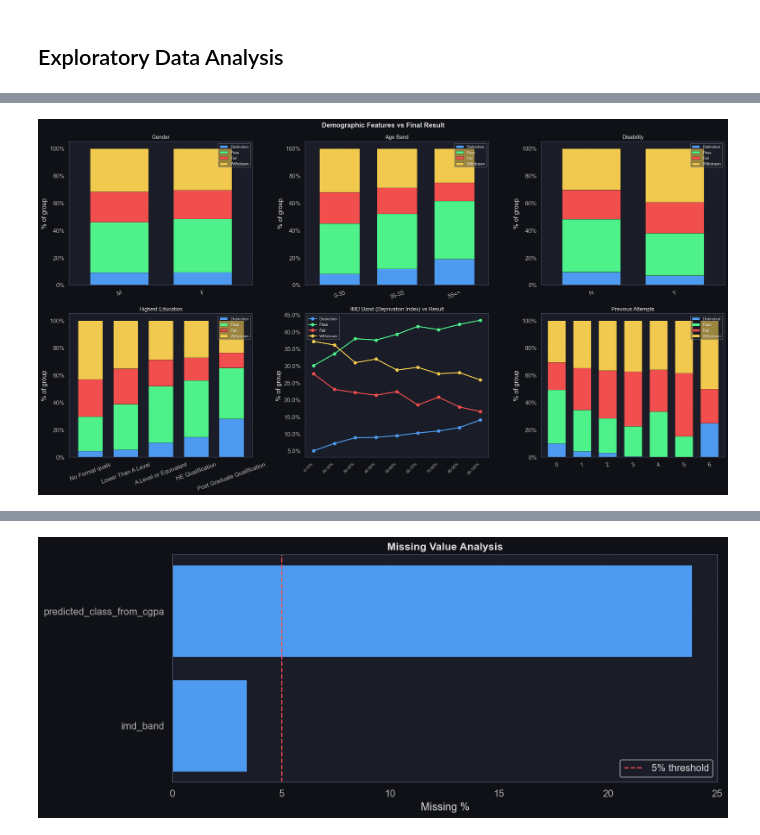
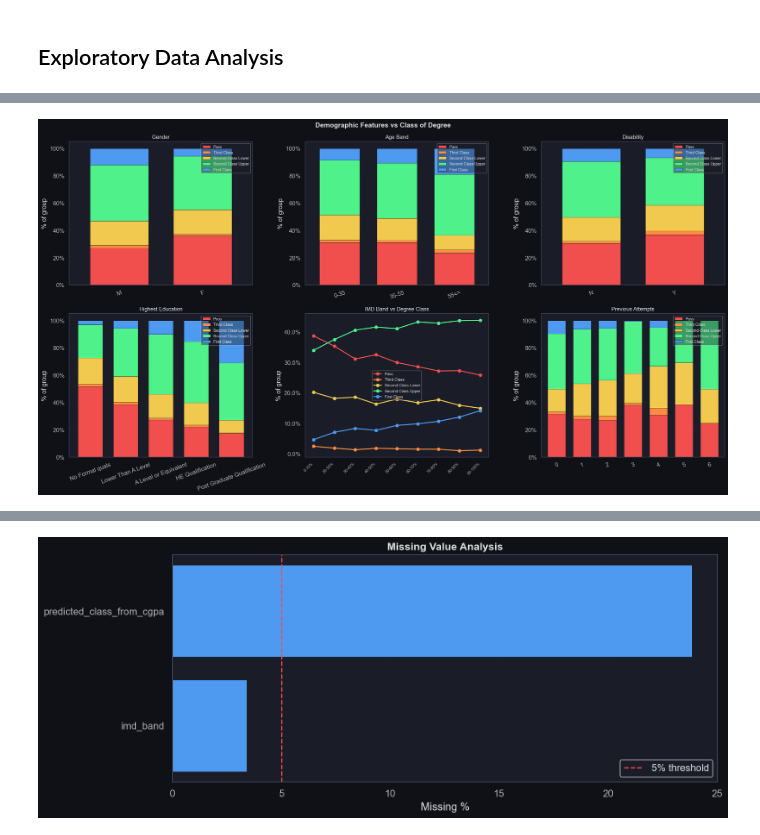
Before and after one commit to Gabriel-Yashim/Degree-Class-Prediction, a Jupyter notebook: implementation.ipynb, the cells around one changed output, grey strips where cells are left out. Saved outputs shown, nothing was run; the diff lists cells and outputs as text; code cells hidden in the pictures.

```diff
--- a/implementation.ipynb
+++ b/implementation.ipynb
@@ -449,8 +506,7 @@ demo_cols = KEY + [
     "is_repeat_student",
     "studied_credits",
     "disability",
-    "target",
-    "target_encoded",
+    "final_result",
 ]
 feat_df = si[demo_cols].copy()
 
@@ -461,7 +517,7 @@ for df_right in [
     tma_trend,
     tma_submit,
     exam_stats,
-    cgpa_base[KEY + ["cgpa_proxy", "predicted_class_from_cgpa"]],
+    cgpa_base[KEY + ["cgpa_proxy", "cgpa", "class_of_degree", "predicted_class_from_cgpa"]],
 ]:
     feat_df = feat_df.merge(df_right, on=KEY, how="left")
 
@@ -497,14 +553,21 @@ assess_fill_cols = [
     "late_submission_rate",
     "exam_score",
     "cgpa_proxy",
+    "cgpa",
 ]
 for c in assess_fill_cols:
     if c in feat_df.columns:
         feat_df[c].fillna(0, inplace=True)
 
+feat_df["class_of_degree"].fillna("Pass", inplace=True)
+
+degree_class_map = {
+    "Pass": 0, "Third Class": 1, "Second Class Lower": 2,
+    "Second Class Upper": 3, "First Class": 4,
+}
+feat_df["class_of_degree_encoded"] = feat_df["class_of_degree"].map(degree_class_map)
+
 print(f"\n  Merged feature matrix: {feat_df.shape}")
 print(f"  Remaining nulls      : {feat_df.isnull().sum().sum()}")
-print(
-    f"\n  Feature summary:\n{feat_df.describe().T[['mean','std','min','max']].round(2)}"
-)
+print(f"\n  Feature summary:\n{feat_df.describe().T[['mean','std','min','max']].round(2)}")
 # %% [output]
@@ -587,96 +663,58 @@ plt.show()
 # %%
 # Demographics vs Final Result
 fig, axes = plt.subplots(2, 3, figsize=(20, 11))
-fig.suptitle(
-    "Demographic Features vs Final Result", fontsize=14, fontweight="bold"
-)
+fig.suptitle("Demographic Features vs Class of Degree", fontsize=14, fontweight="bold")
 
 
 def stacked_pct_bar(ax, col, title, order=None):
-    """Stacked 100% bar chart of result breakdown per category."""
-    ct = pd.crosstab(feat_df[col], feat_df["target"])
-    ct = ct.reindex(columns=[c for c in TARGET_ORDER if c in ct.columns])
+    ct = pd.crosstab(feat_df[col], feat_df["class_of_degree"])
+    ct = ct.reindex(columns=[c for c in DEGREE_CLASSES if c in ct.columns])
     if order:
         ct = ct.reindex([o for o in order if o in ct.index])
     ct_pct = ct.div(ct.sum(axis=1), axis=0) * 100
-    ct_pct.plot(
-        kind="bar",
-        stacked=True,
-        ax=ax,
-        color=[TARGET_COLORS[c] for c in ct_pct.columns],
-        edgecolor="#111",
-        linewidth=0.4,
-        width=0.7,
-    )
+    ct_pct.plot(kind="bar", stacked=True, ax=ax,
+                color=[DEGREE_COLORS[c] for c in ct_pct.columns],
+                edgecolor="#111", linewidth=0.4, width=0.7)
     ax.set_title(title, fontsize=11)
     ax.set_xlabel("")
     ax.set_ylabel("% of group")
     ax.tick_params(axis="x", rotation=20)
     ax.legend(loc="upper right", fontsize=8, framealpha=0.4)
     ax.yaxis.set_major_formatter(mticker.PercentFormatter())
 
 
 stacked_pct_bar(axes[0, 0], "gender", "Gender", ["M", "F"])
 stacked_pct_bar(axes[0, 1], "age_band", "Age Band", ["0-35", "35-55", "55<="])
 stacked_pct_bar(axes[0, 2], "disability", "Disability", ["N", "Y"])
-stacked_pct_bar(
-    axes[0, 3] if axes.shape[1] > 3 else axes[1, 0],
-    "highest_education",
-    "Highest Education",
-    [
-        "No Formal quals",
-        "Lower Than A Level",
-        "A Level or Equivalent",
-        "HE Qualification",
-        "Post Graduate Qualification",
-    ],
-)
+stacked_pct_bar(axes[1, 0], "highest_education", "Highest Education",
+    ["No Formal quals", "Lower Than A Level", "A Level or Equivalent",
+     "HE Qualification", "Post Graduate Qualification"])
 
-# IMD Band (deprivation) - line chart showing distinction & pass rate
-imd_order = [
-    "0-10%",
-    "10-20%",
-    "20-30%",
-    "30-40%",
-    "40-50%",
-    "50-60%",
-    "60-70%",
-    "70-80%",
-    "80-90%",
-    "90-100%",
-]
+imd_order = ["0-10%", "10-20%", "20-30%", "30-40%", "40-50%",
+             "50-60%", "60-70%", "70-80%", "80-90%", "90-100%"]
 imd_avail = [b for b in imd_order if b in feat_df["imd_band"].values]
 if imd_avail:
-    ct2 = pd.crosstab(feat_df["imd_band"], feat_df["target"])
-    ct2 = ct2.reindex(imd_avail).reindex(
-        columns=[c for c in TARGET_ORDER if c in ct2.columns]
-    )
+    ct2 = pd.crosstab(feat_df["imd_band"], feat_df["class_of_degree"])
+    ct2 = ct2.reindex(imd_avail).reindex(columns=[c for c in DEGREE_CLASSES if c in ct2.columns])
     ct2_pct = ct2.div(ct2.sum(axis=1), axis=0) * 100
     ax_imd = axes[1, 1]
     for col in ct2_pct.columns:
-        ax_imd.plot(
-            range(len(ct2_pct)),
-            ct2_pct[col],
-            marker="o",
-            label=col,
-            color=TARGET_COLORS[col],
-            lw=2,
-        )
+        ax_imd.plot(range(len(ct2_pct)), ct2_pct[col], marker="o", label=col,
+                    color=DEGREE_COLORS[col], lw=2)
     ax_imd.set_xticks(range(len(imd_avail)))
     ax_imd.set_xticklabels(imd_avail, rotation=45, ha="right", fontsize=8)
-    ax_imd.set_title("IMD Band (Deprivation Index) vs Result", fontsize=11)
+    ax_imd.set_title("IMD Band vs Degree Class", fontsize=11)
     ax_imd.set_ylabel("% of group")
     ax_imd.legend(fontsize=8, framealpha=0.4)
     ax_imd.yaxis.set_major_formatter(mticker.PercentFormatter())
 
-# Previous attempts
 stacked_pct_bar(axes[1, 2], "num_of_prev_attempts", "Previous Attempts")
 
 plt.tight_layout()
 plt.savefig("2. demographics.png")
 plt.show()
 # %% [output]
-[figure, old version]
+[figure, new version]
 # %%
 # Assessment Performance
 fig, axes = plt.subplots(1, 3, figsize=(20, 6))
```
Also changed, not shown: parts of 47 cells of this notebook, 7 other files.
